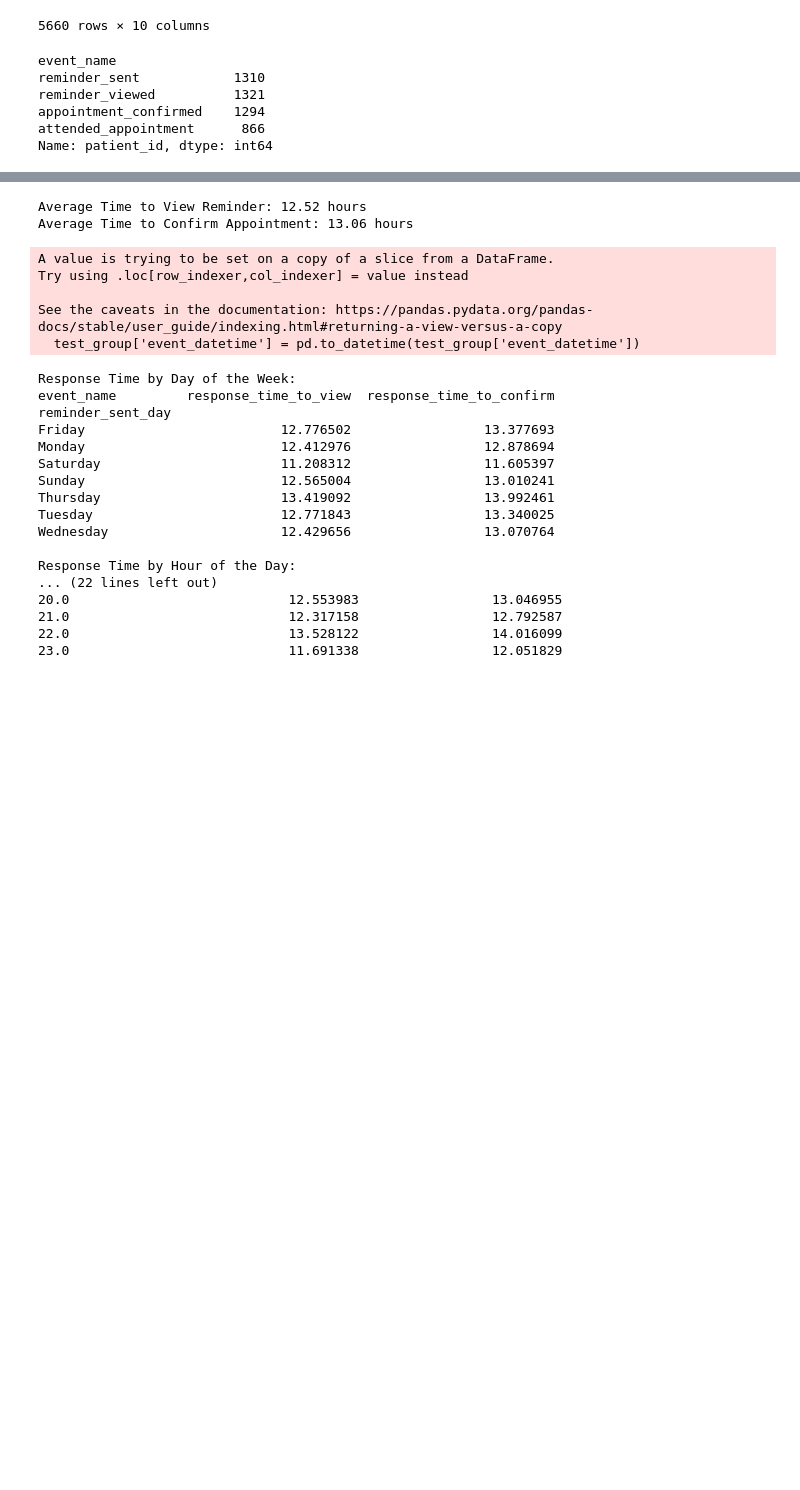
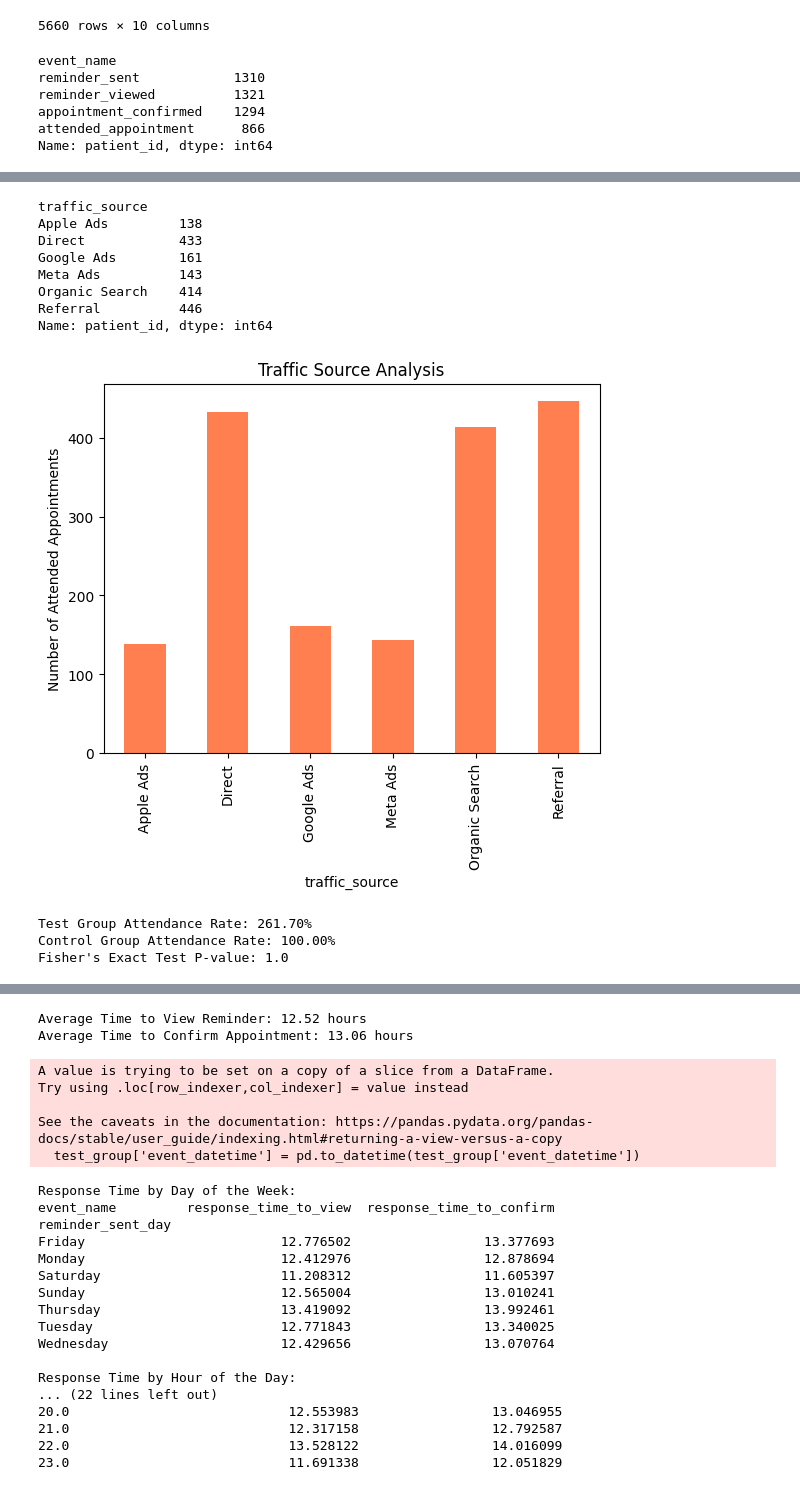
Before and after one commit to Ismat-Samadov/kyla_ProductAnalyst, a Jupyter notebook: task.ipynb, the cells around one changed output, grey strips where cells are left out. Drawn from its saved outputs; the diff is of its cells as text; code cells hidden in the pictures; blank space fills up the shorter version.

Commit message:
check

```diff
--- a/task.ipynb
+++ b/task.ipynb
@@ -856,0 +1093,78 @@ Name: patient_id, dtype: int64
+# %%
+# Merge app_data with appointments_data to analyze traffic sources
+merged_data = pd.merge(app_data, appointments_data, on='patient_id')
+
+# Group by traffic source and count attended appointments
+traffic_source_analysis = merged_data[merged_data['appointment_status'] == 'Attended'] \
+    .groupby('traffic_source')['patient_id'].nunique()
+
+print(traffic_source_analysis)
+
+# Plot the results
+traffic_source_analysis.plot(kind='bar', color='coral')
+plt.title('Traffic Source Analysis')
+plt.ylabel('Number of Attended Appointments')
+plt.show()
+# %% [output]
+traffic_source
+Apple Ads         138
+Direct            433
+Google Ads        161
+Meta Ads          143
+Organic Search    414
+Referral          446
+Name: patient_id, dtype: int64
+[figure, added]
+# %%
+import pandas as pd
+from scipy.stats import fisher_exact
+import numpy as np
+
+# Load the data
+ab_test_data = pd.read_csv('data/ab_test_data.csv')
+appointments_data = pd.read_csv('data/appointments_data.csv')
+
+# Merge the two datasets on patient_id using a left join
+merged_data = pd.merge(ab_test_data, appointments_data, on='patient_id', how='left')
+
+# Filter the merged data for Test and Control groups
+test_group = merged_data[merged_data['group'] == 'Test']
+control_group = merged_data[merged_data['group'] == 'Control']
+
+# Count attendance in both groups (attended and not attended)
+test_attended = test_group[test_group['appointment_status'] == 'Attended'].shape[0]
+test_total = test_group['patient_id'].nunique()
+
+control_attended = control_group[control_group['appointment_status'] == 'Attended'].shape[0]
+control_total = control_group['patient_id'].nunique()
+
+# Ensure that totals are non-negative and handle edge cases
+test_attended = max(test_attended, 0)
+control_attended = max(control_attended, 0)
+
+test_not_attended = max(test_total - test_attended, 0)
+control_not_attended = max(control_total - control_attended, 0)
+
+# Create contingency table for Fisher's Exact Test
+contingency_table = np.array([[test_attended, test_not_attended],
+                              [control_attended, control_not_attended]])
+
+# Check if the table has any negative values before proceeding
+if np.any(contingency_table < 0):
+    print("Contingency table contains negative values, please verify the data.")
+else:
+    # Perform Fisher's Exact test
+    odds_ratio, p_val = fisher_exact(contingency_table)
+
+    # Calculate the attendance rate for both groups
+    attendance_rate_test = (test_attended / test_total) * 100 if test_total > 0 else 0
+    attendance_rate_control = (control_attended / control_total) * 100 if control_total > 0 else 0
+
+    # Output results
+    print(f"Test Group Attendance Rate: {attendance_rate_test:.2f}%")
+    print(f"Control Group Attendance Rate: {attendance_rate_control:.2f}%")
+    print(f"Fisher's Exact Test P-value: {p_val}")
+# %% [output]
+Test Group Attendance Rate: 261.70%
+Control Group Attendance Rate: 100.00%
+Fisher's Exact Test P-value: 1.0
```
Also changed, not shown: parts of 14 cells of this notebook.
